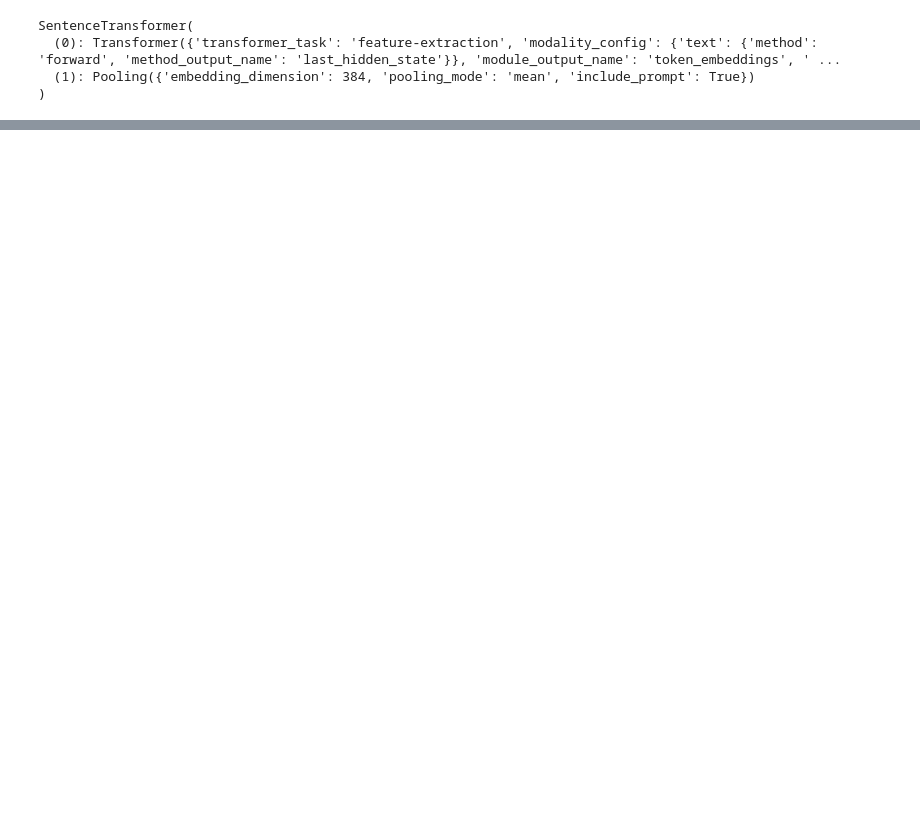
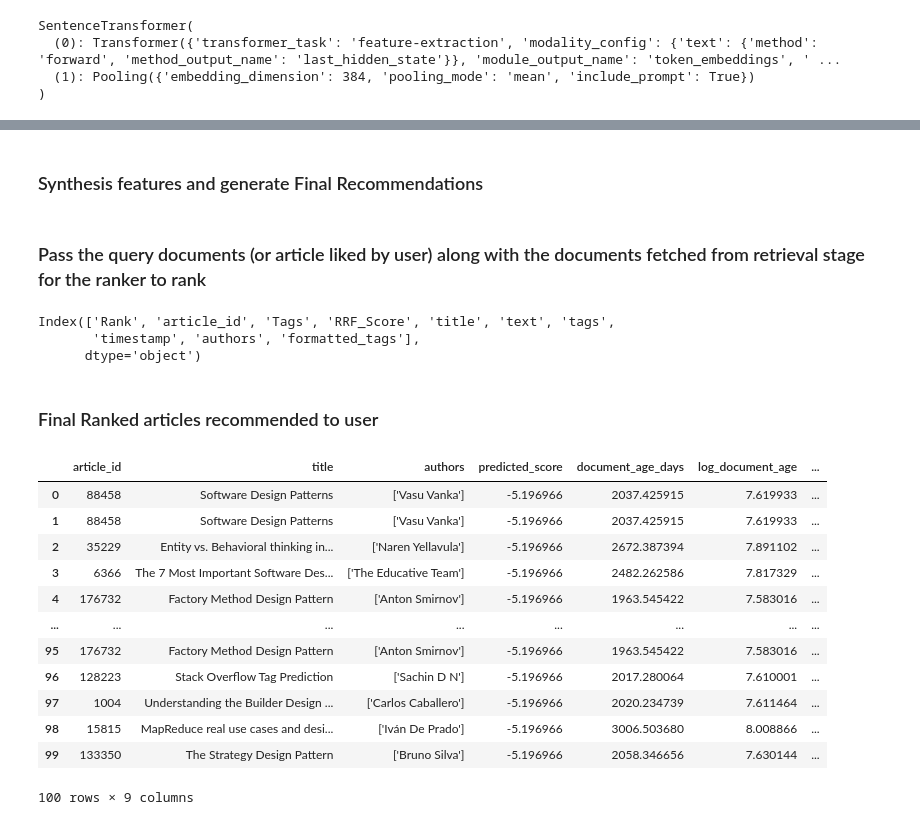
Before and after one commit to arpit196/MediumArticleRecommender, a Jupyter notebook: RecommenderSystem.ipynb, the cells around one changed output, grey strips where cells are left out. Cells and saved outputs as stored; diff of their text form; code cells hidden in the pictures; blank space fills up the shorter version.

```diff
--- a/RecommenderSystem.ipynb
+++ b/RecommenderSystem.ipynb
@@ -186,0 +387,7 @@ Rank 100 | Doc Index: 167797 | RRF Score: 0.00909 | Text: August 20, 21, 22: cam
+# %%
+# Import the training dataset which will contain the document recommendations as key, value pairs
+training = pd.read_csv('Sample_training.csv')
+#Set the article_id same as query_id
+training['article_id'] = training['query_id']
+from datetime import datetime
+df_train = engineer_ranking_features(training,articles,pd.Timestamp.now(tz='UTC'))
@@ -186,0 +448,2 @@ Rank 100 | Doc Index: 167797 | RRF Score: 0.00909 | Text: August 20, 21, 22: cam
+# %% [markdown]
+### Synthesis features and generate Final Recommendations
@@ -186,0 +548,32 @@ Rank 100 | Doc Index: 167797 | RRF Score: 0.00909 | Text: August 20, 21, 22: cam
+# %% [markdown]
+### Pass the query documents (or article liked by user) along with the documents fetched from retrieval stage for the ranker to rank
+# %%
+# Generate dynamic recommendations for a user profile by evaluating the top semantic candidate pool
+feed = generate_recommendations('design patterns for software engineer or architect', df_hybrid_recs, ranker_xg, [
+        'document_age_days',
+        'log_document_age',
+        'feature_semantic_similarity','feature_tag_overlap','document_age_years'
+    ], model, user_article_id=-1)
+# %% [output]
+Index(['Rank', 'article_id', 'Tags', 'RRF_Score', 'title', 'text', 'tags',
+       'timestamp', 'authors', 'formatted_tags'],
+      dtype='object')
+# %% [markdown]
+### Final Ranked articles recommended to user
+# %%
+# Render final system recommendations display layout
+feed
+# %% [output]
+|  | article_id | title | authors | predicted_score | document_age_days | log_document_age | ... |
+| 0 | 88458 | Software Design Patterns | ['Vasu Vanka'] | -5.196966 | 2037.425915 | 7.619933 | ... |
+| 1 | 88458 | Software Design Patterns | ['Vasu Vanka'] | -5.196966 | 2037.425915 | 7.619933 | ... |
+| 2 | 35229 | Entity vs. Behavioral thinking in... | ['Naren Yellavula'] | -5.196966 | 2672.387394 | 7.891102 | ... |
+| 3 | 6366 | The 7 Most Important Software Des... | ['The Educative Team'] | -5.196966 | 2482.262586 | 7.817329 | ... |
+| 4 | 176732 | Factory Method Design Pattern | ['Anton Smirnov'] | -5.196966 | 1963.545422 | 7.583016 | ... |
+| ... | ... | ... | ... | ... | ... | ... | ... |
+| 95 | 176732 | Factory Method Design Pattern | ['Anton Smirnov'] | -5.196966 | 1963.545422 | 7.583016 | ... |
+| 96 | 128223 | Stack Overflow Tag Prediction | ['Sachin D N'] | -5.196966 | 2017.280064 | 7.610001 | ... |
+| 97 | 1004 | Understanding the Builder Design ... | ['Carlos Caballero'] | -5.196966 | 2020.234739 | 7.611464 | ... |
+| 98 | 15815 | MapReduce real use cases and desi... | ['Iván De Prado'] | -5.196966 | 3006.503680 | 8.008866 | ... |
+| 99 | 133350 | The Strategy Design Pattern | ['Bruno Silva'] | -5.196966 | 2058.346656 | 7.630144 | ... |
+100 rows × 9 columns
```
Also changed, not shown: parts of 29 cells of this notebook, 5 other files.
